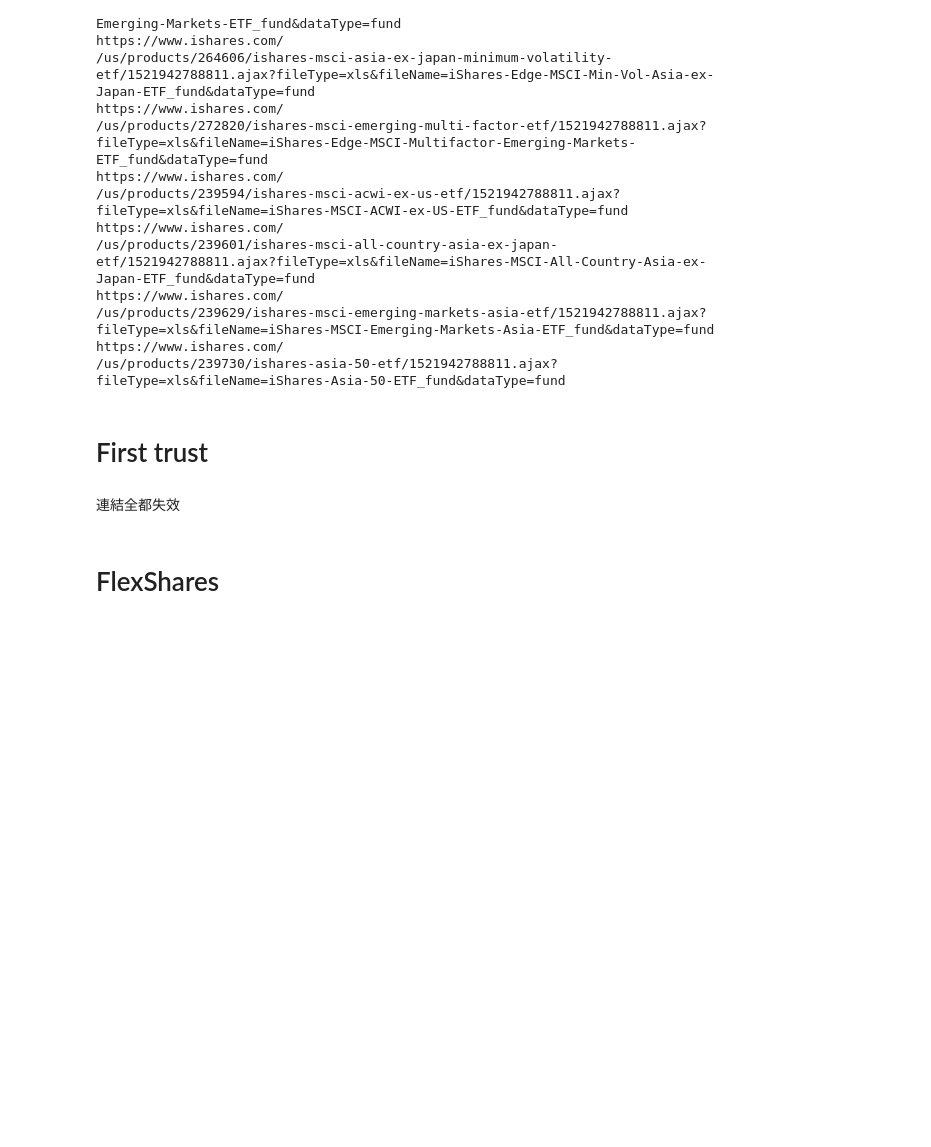
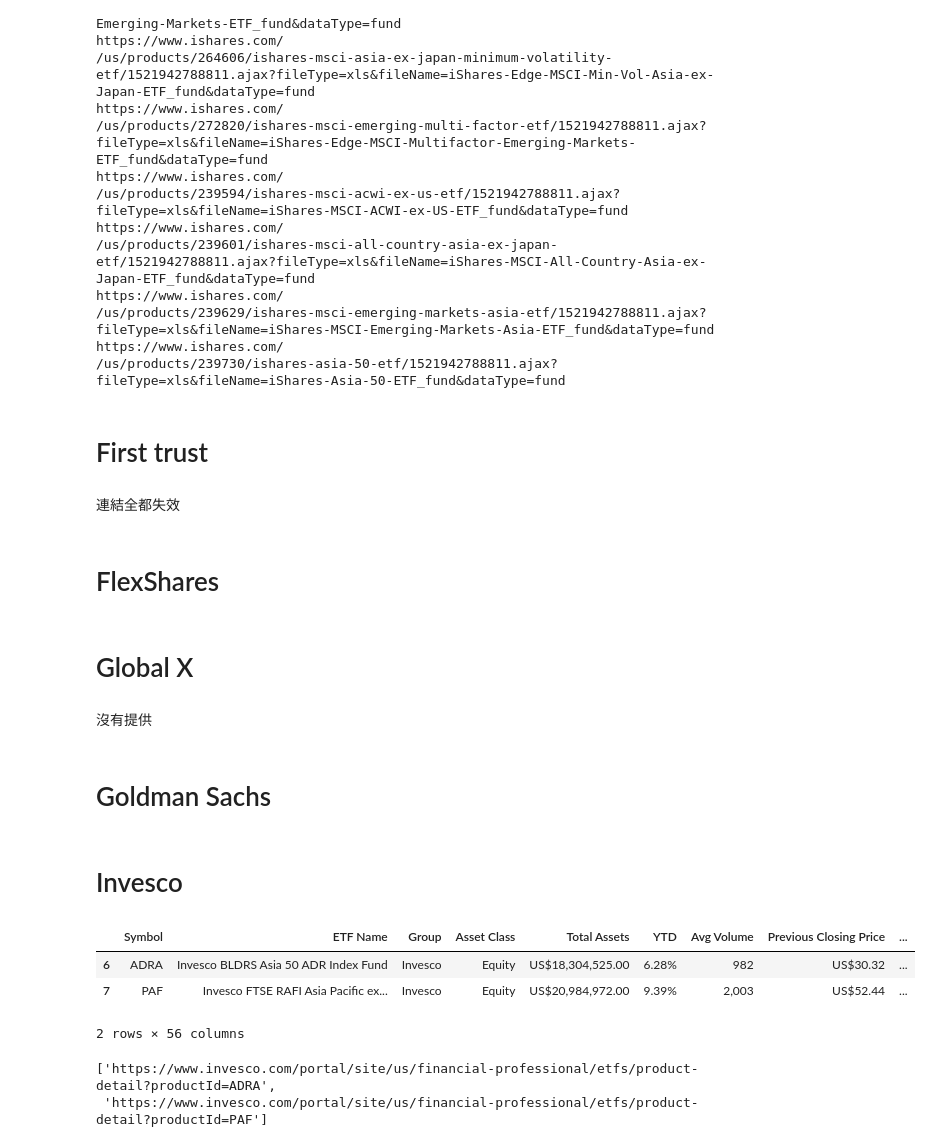
Before and after one commit to A2Zntu/HW1_ETF_Parse_Select, a Jupyter notebook: Stella_ETF/HW1.ipynb, the cells around one changed output. Saved outputs shown, nothing was run; the diff lists cells and outputs as text; code cells hidden in the pictures; blank space fills up the shorter version.

```diff
--- a/Stella_ETF/HW1.ipynb
+++ b/Stella_ETF/HW1.ipynb
@@ -116,3 +116,9 @@ https://www.ishares.com/
 連結全都失效
 # %% [markdown]
 # FlexShares
+# %% [markdown]
+# Global X
+# %% [markdown]
+沒有提供
+# %% [markdown]
+# Goldman Sachs
@@ -118,0 +127,16 @@ https://www.ishares.com/
+# %% [markdown]
+# Invesco
+# %%
+invesco = data[data['Group']=='Invesco']
+invesco
+# %% [output]
+|  | Symbol | ETF Name | Group | Asset Class | Total Assets | YTD | Avg Volume | Previous Closing Price | ... |
+| 6 | ADRA | Invesco BLDRS Asia 50 ADR Index Fund | Invesco | Equity | US$18,304,525.00 | 6.28% | 982 | US$30.32 | ... |
+| 7 | PAF | Invesco FTSE RAFI Asia Pacific ex... | Invesco | Equity | US$20,984,972.00 | 9.39% | 2,003 | US$52.44 | ... |
+2 rows × 56 columns
+# %%
+urllist = list(invesco['Home page'])
+urllist
+# %% [output]
+['https://www.invesco.com/portal/site/us/financial-professional/etfs/product-detail?productId=ADRA',
+ 'https://www.invesco.com/portal/site/us/financial-professional/etfs/product-detail?productId=PAF']
```
Also changed, not shown: parts of 4 cells of this notebook.
